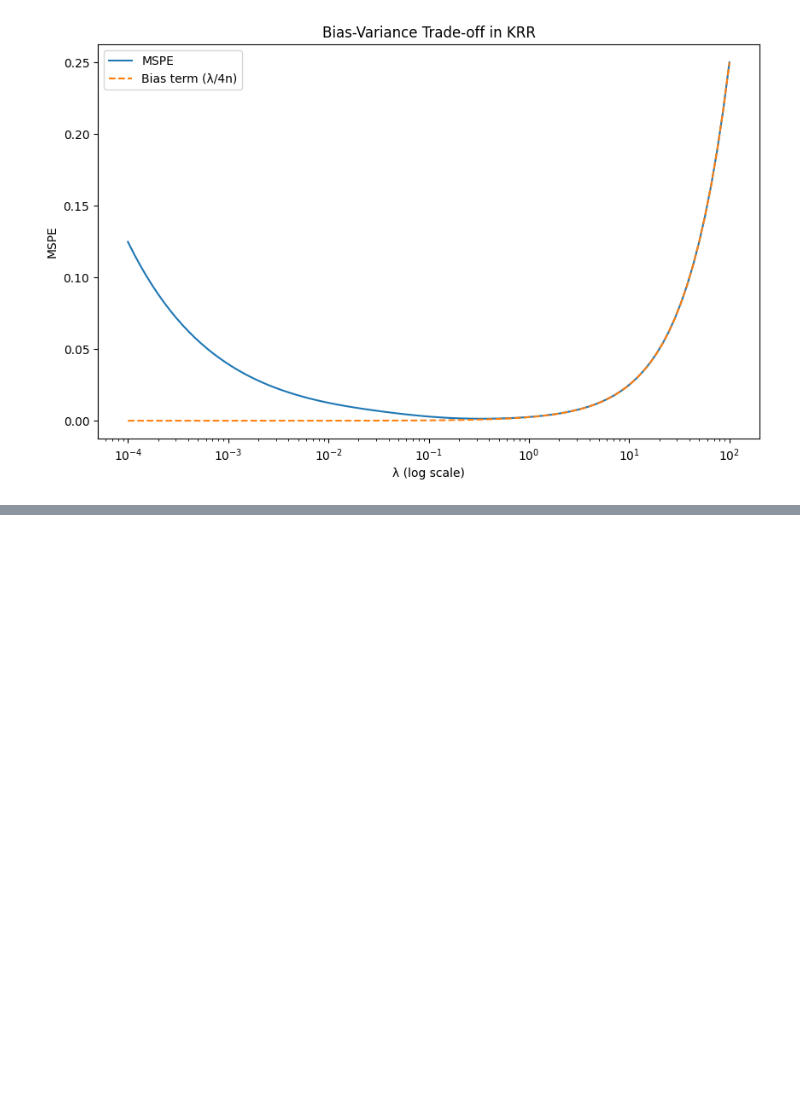
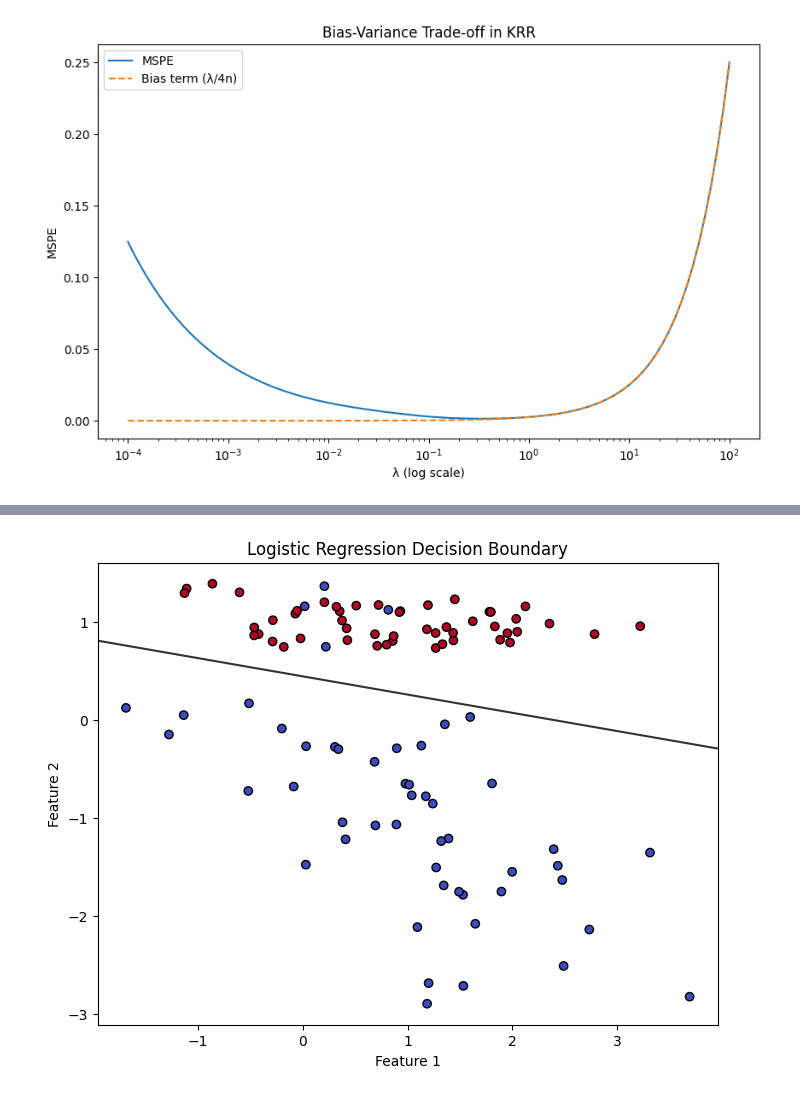
Before and after one commit to muntazirabidi/quant-finance, a Jupyter notebook: learning_notes/modern_statistics/chapters/kernel_machines/Code/kernel.ipynb, the cells around one changed output, grey strips where cells are left out. Cells and saved outputs as stored; diff of their text form; code cells hidden in the pictures; blank space fills up the shorter version.

```diff
--- a/learning_notes/modern_statistics/Code/kernel.ipynb
+++ b/learning_notes/modern_statistics/chapters/kernel_machines/Code/kernel.ipynb
@@ -100,0 +151,39 @@ plt.show()
+# %%
+import numpy as np
+import matplotlib.pyplot as plt
+from sklearn.linear_model import LogisticRegression
+from sklearn import datasets
+
+# Generate a simple 2D dataset for logistic regression
+np.random.seed(0)
+X, y = datasets.make_classification(n_samples=100, n_features=2, n_redundant=0,
+                                     n_informative=2, n_clusters_per_class=1)
+# Convert labels from {0,1} to {-1,1} if desired (though scikit-learn uses {0,1})
+y_lr = y  # for scikit-learn logistic regression, we keep {0,1}
+
+# Fit logistic regression
+lr = LogisticRegression()
+lr.fit(X, y_lr)
+
+# Plot the decision boundary.
+plt.figure(figsize=(8, 6))
+plt.scatter(X[:, 0], X[:, 1], c=y_lr, cmap=plt.cm.coolwarm, edgecolors='k')
+
+# Create grid to evaluate model
+ax = plt.gca()
+xlim = ax.get_xlim()
+ylim = ax.get_ylim()
+xx = np.linspace(xlim[0], xlim[1], 100)
+yy = np.linspace(ylim[0], ylim[1], 100)
+YY, XX = np.meshgrid(yy, xx)
+xy = np.vstack([XX.ravel(), YY.ravel()]).T
+Z = lr.predict_proba(xy)[:, 1].reshape(XX.shape)
+
+# Plot decision boundary where probability = 0.5
+ax.contour(XX, YY, Z, levels=[0.5], cmap="Greys", vmin=0, vmax=0.6)
+plt.title("Logistic Regression Decision Boundary")
+plt.xlabel("Feature 1")
+plt.ylabel("Feature 2")
+plt.show()
+# %% [output]
+[figure, added]
```
Also changed, not shown: parts of 2 cells of this notebook, 5 other files.
